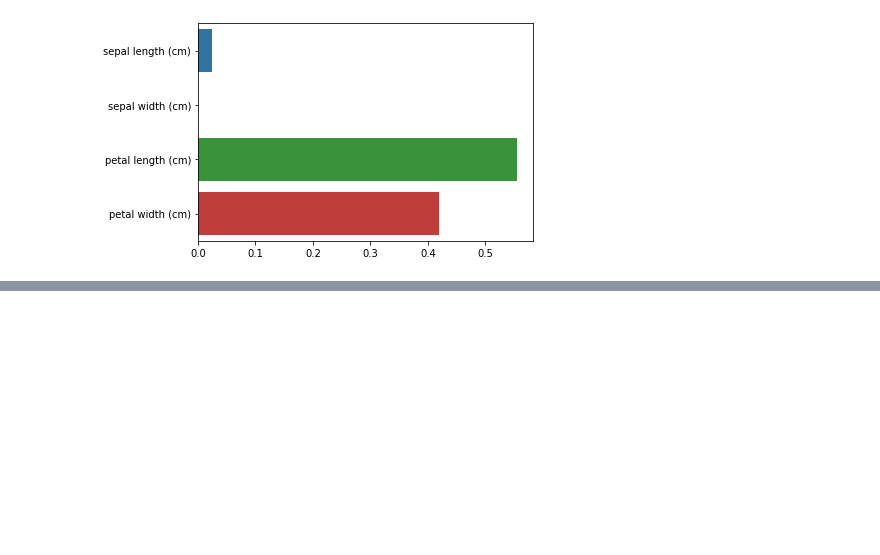
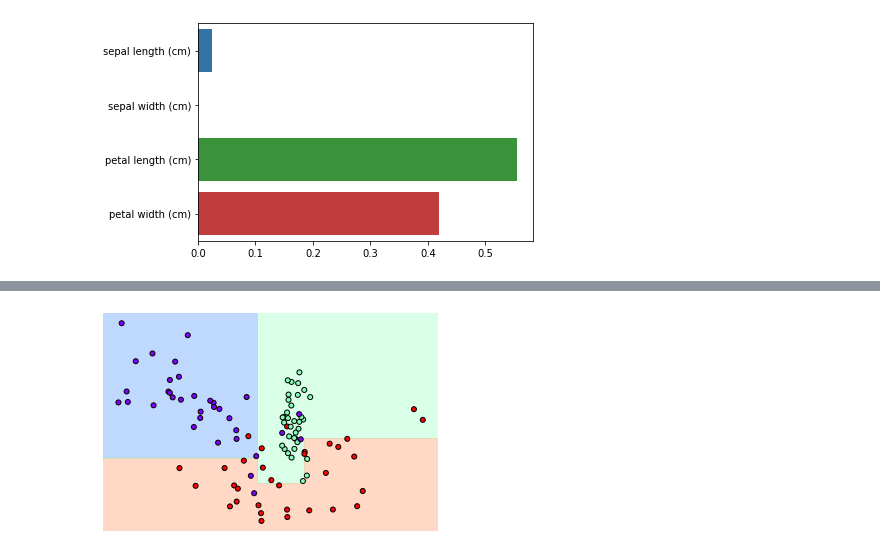
Before and after one commit to SimplePro/pythonMachineLearning, a Jupyter notebook: sklearn_tutorials/sklearn_tutorial.ipynb, the cells around one changed output, grey strips where cells are left out. Cells and saved outputs as stored; diff of their text form; code cells hidden in the pictures; blank space fills up the shorter version.

```diff
--- a/sklearn_tutorials/sklearn_tutorial.ipynb
+++ b/sklearn_tutorials/sklearn_tutorial.ipynb
@@ -1186,0 +1238,5 @@ petal width (cm) 0.42
+# %%
+dt_model = DecisionTreeClassifier(min_samples_leaf=6).fit(X_features, y_labels)
+visualize_boundary(dt_model, X_features, y_labels)
+# %% [output]
+[figure, added]
```
Also changed, not shown: parts of 4 cells of this notebook.
